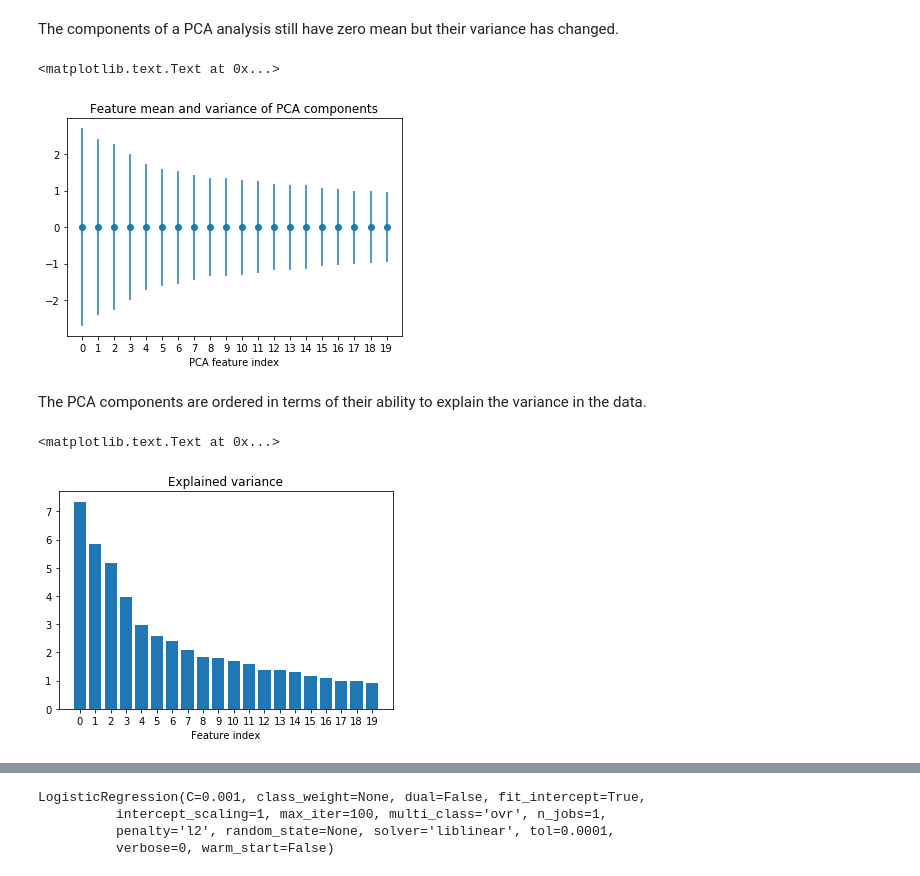
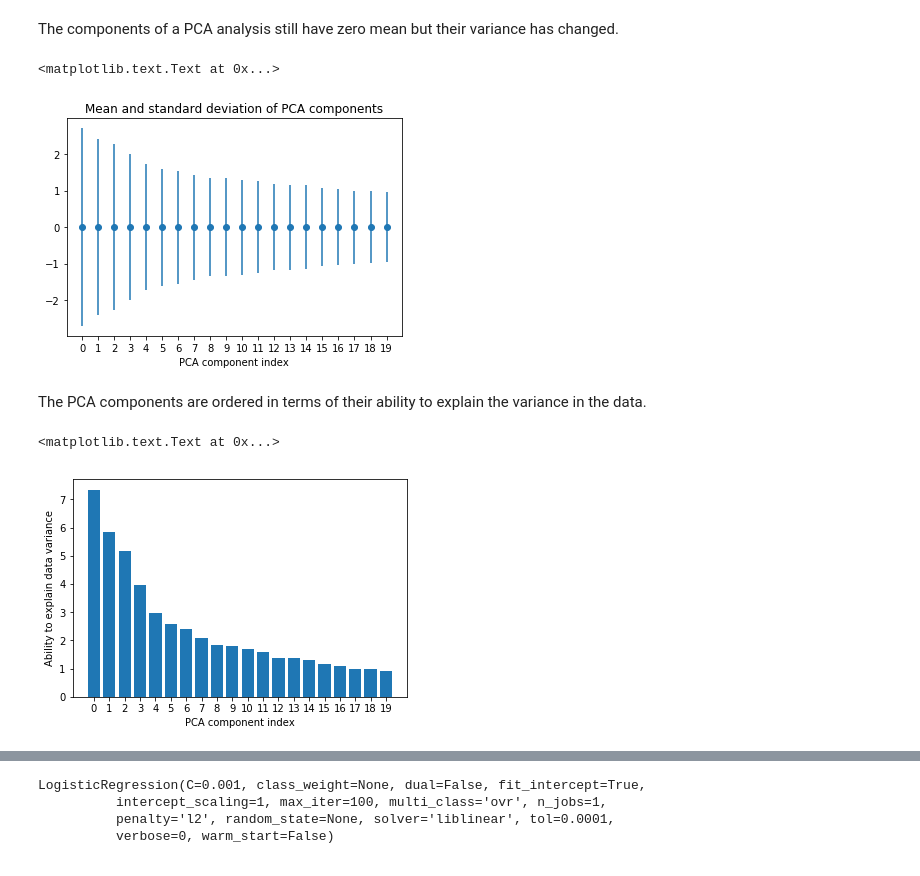
Before and after one commit to davidglo/ML-CHAMPS-Sept2017, a Jupyter notebook: digitClassification/Data science pipeline - questions.ipynb, the cells around one changed output, grey strips where cells are left out. Saved outputs shown, nothing was run; the diff lists cells and outputs as text; code cells hidden in the pictures.

```diff
--- a/digitClassification/Data science pipeline - questions.ipynb
+++ b/digitClassification/Data science pipeline - questions.ipynb
@@ -40,7 +39,11 @@ import numpy as np
 import matplotlib.pyplot as plt
 from sklearn import datasets
 %matplotlib inline
+
+# now we load the whole dataset we want to classify
 digits = datasets.load_digits()
-X_digits = digits.data
-y_digits = digits.target
+
+# assign the digits & their values to some arrays
+arrayOfWrittenDigitImages = digits.data
+arrayOfDigitValues = digits.target
 # %%
@@ -92,0 +99,16 @@ SyntaxError: invalid syntax (<ipython-input-2-2b9633f10733>, line 6)
+# %%
+from sklearn import preprocessing
+
+# use the sklearn API to normalize the data in each feature, so that it has a mean = zero, and a std dev = 1
+scaler = preprocessing.StandardScaler()
+scaler.fit(arrayOfWrittenDigitImages)
+imagesWithPixelsScaled = scaler.transform(arrayOfWrittenDigitImages)
+print('imagesWithPixelsScale: rows = {0}, columns = {1}'.format(*imagesWithPixelsScaled.shape))
+
+# now we will plot the normalized data
+avgOfScaledImages = imagesWithPixelsScaled.mean(axis=0)
+stdDevOfScaledImaged = imagesWithPixelsScaled.std(axis=0)
+
+plt.errorbar(range(imagesWithPixelsScaled.shape[1]), avgOfScaledImages,stdDevOfScaledImaged, fmt='o')
+plt.title('Pixel mean and variance')
+plt.xlabel('Pixel index')
@@ -96,31 +212,38 @@ We can use principle component analysis to reduce the number of features. To dem
 # %%
 from sklearn import decomposition
+
+# get the first 20 pca components
 pca = decomposition.PCA(n_components=20)
-pca.fit(X_digits_scaled)
-X_digits_pca = pca.transform(X_digits_scaled)
-print(X_digits_pca.shape)
+pca.fit(imagesWithPixelsScaled)
+
+# using the pca components to transform the images to a lower dimensional representation
+image_pca_Representation = pca.transform(imagesWithPixelsScaled)
+print(image_pca_Representation.shape)
 # %% [output]
 (1797, 20)
 # %% [markdown]
 The components of a PCA analysis still have zero mean but their variance has changed.
 # %%
+pca_avg = image_pca_Representation.mean(axis=0)
+pca_std = image_pca_Representation.std(axis=0)
 
-# Q plot the means and standard deviation of retained PCA components
-
-plt.errorbar(np.arange(X_digits_pca.shape[1]), # means go here # , yerr= # std go here #, fmt='o')
-plt.title('Feature mean and standard deviation of PCA components')
-plt.xticks(np.arange(X_digits_pca.shape[1]))
-plt.xlabel('PCA feature index')
+plt.errorbar(np.arange(image_pca_Representation.shape[1]), pca_avg , yerr=pca_std, fmt='o')
+plt.title('Mean and standard deviation of PCA components')
+plt.xticks(np.arange(image_pca_Representation.shape[1]))
+plt.xlabel('PCA component index')
 # %% [output]
 <matplotlib.text.Text at 0x...>
-[figure, old version]
+[figure, new version]
 # %% [markdown]
 The PCA components are ordered in terms of their ability to explain the variance in the data.
 # %%
+# now we will plot the pca components, ordered in terms of their "explanatory power" - i.e.,
+#   their ability to explain variance in the data
+
 plt.bar(np.arange(pca.n_components_), pca.explained_variance_)
 plt.xticks(np.arange(pca.n_components_))
-plt.title('Explained variance')
-plt.xlabel('Feature index')
+plt.ylabel('Ability to explain data variance')
+plt.xlabel('PCA component index')
 # %% [output]
 <matplotlib.text.Text at 0x...>
-[figure, old version]
+[figure, new version]
```
Also changed, not shown: parts of 37 cells of this notebook.
